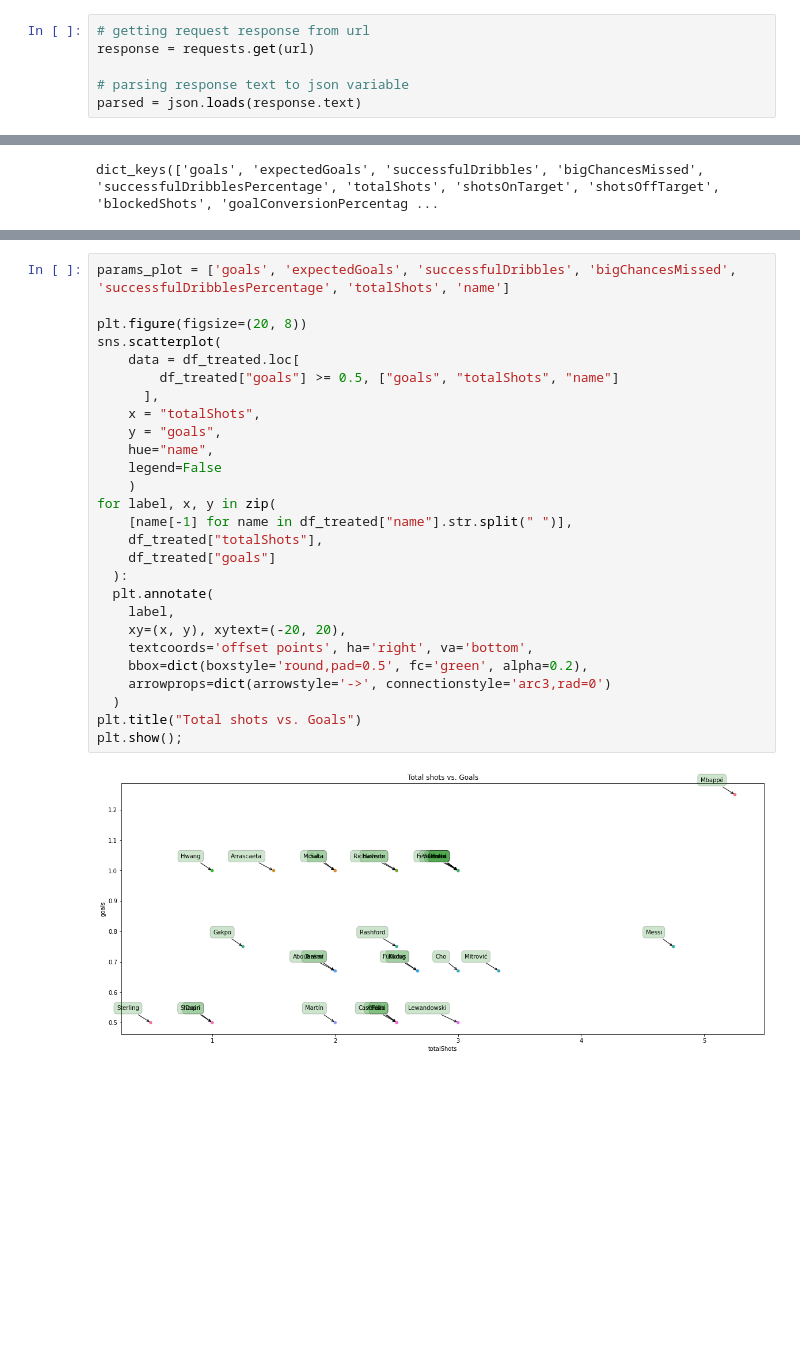
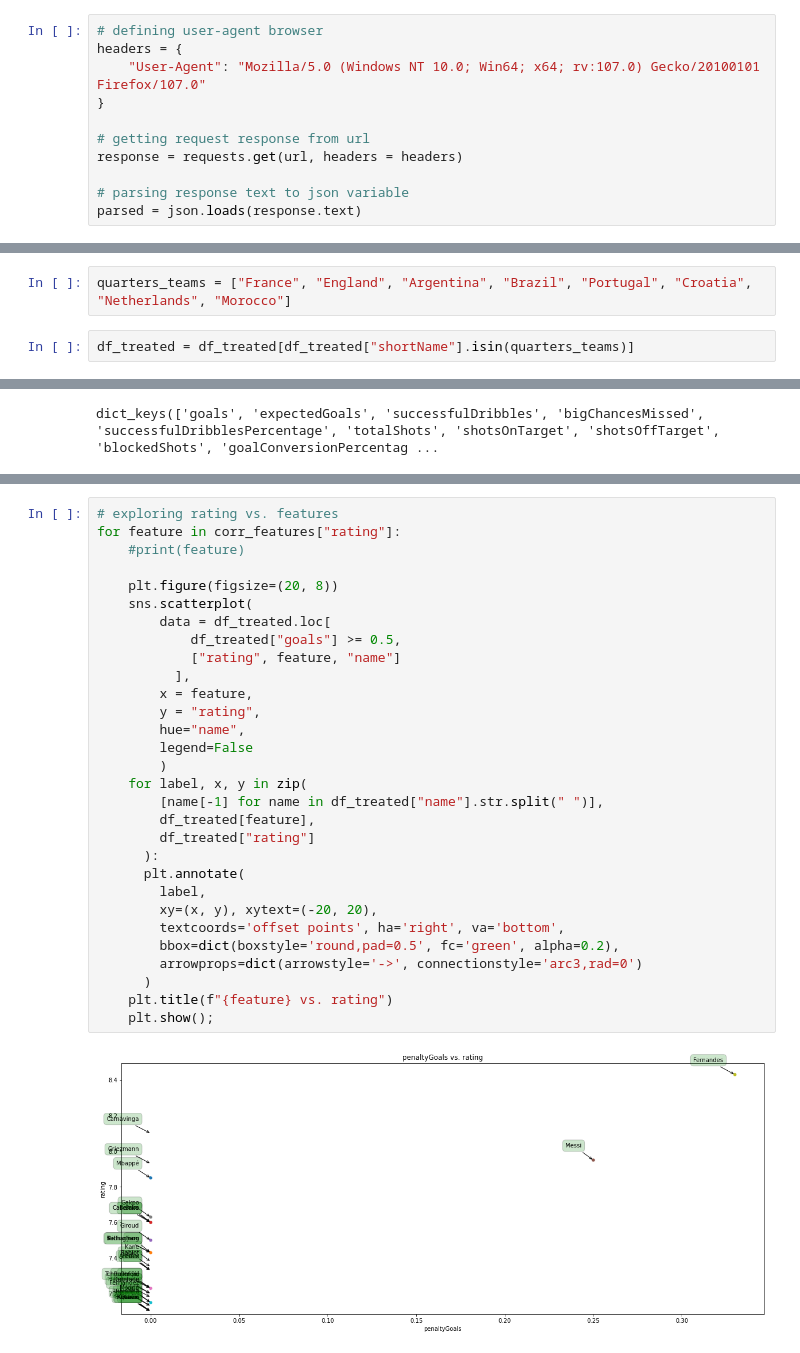
Before and after one commit to rpacco/soccer_analysis, a Jupyter notebook: first_phase.ipynb, the cells around one changed output, grey strips where cells are left out. Cells and saved outputs as stored; diff of their text form; blank space fills up the shorter version.

Commit message:
quarter finals update

```diff
--- a/first_phase.ipynb
+++ b/first_phase.ipynb
@@ -46,8 +50,13 @@ url = (
     "filters=position.in.M~F"
 )
 # %%
+# defining user-agent browser
+headers = {
+    "User-Agent": "Mozilla/5.0 (Windows NT 10.0; Win64; x64; rv:107.0) Gecko/20100101 Firefox/107.0"
+}
+
 # getting request response from url
-response = requests.get(url)
+response = requests.get(url, headers = headers)
 
 # parsing response text to json variable
 parsed = json.loads(response.text)
@@ -92,3 +105,7 @@ df_treated = (
+# %%
+quarters_teams = ["France", "England", "Argentina", "Brazil", "Portugal", "Croatia", "Netherlands", "Morocco"]
+# %%
+df_treated = df_treated[df_treated["shortName"].isin(quarters_teams)]
 # %%
 df_treated
 # %% [output]
@@ -204,29 +226,32 @@ for feature in corr_features["goals"]:
 # %%
-params_plot = ['goals', 'expectedGoals', 'successfulDribbles', 'bigChancesMissed', 'successfulDribblesPercentage', 'totalShots', 'name']
+# exploring rating vs. features
+for feature in corr_features["rating"]:
+    #print(feature)
 
-plt.figure(figsize=(20, 8))
-sns.scatterplot(
-    data = df_treated.loc[
-        df_treated["goals"] >= 0.5, ["goals", "totalShots", "name"]
-      ],
-    x = "totalShots",
-    y = "goals",
-    hue="name",
-    legend=False
-    )
-for label, x, y in zip(
-    [name[-1] for name in df_treated["name"].str.split(" ")],
-    df_treated["totalShots"],
-    df_treated["goals"]
-  ):
-  plt.annotate(
-    label,
-    xy=(x, y), xytext=(-20, 20),
-    textcoords='offset points', ha='right', va='bottom',
-    bbox=dict(boxstyle='round,pad=0.5', fc='green', alpha=0.2),
-    arrowprops=dict(arrowstyle='->', connectionstyle='arc3,rad=0')
-  )
-plt.title("Total shots vs. Goals")
-plt.show();
+    plt.figure(figsize=(20, 8))
+    sns.scatterplot(
+        data = df_treated.loc[
+            df_treated["goals"] >= 0.5,
+            ["rating", feature, "name"]
+          ],
+        x = feature,
+        y = "rating",
+        hue="name",
+        legend=False
+        )
+    for label, x, y in zip(
+        [name[-1] for name in df_treated["name"].str.split(" ")],
+        df_treated[feature],
+        df_treated["rating"]
+      ):
+      plt.annotate(
+        label,
+        xy=(x, y), xytext=(-20, 20),
+        textcoords='offset points', ha='right', va='bottom',
+        bbox=dict(boxstyle='round,pad=0.5', fc='green', alpha=0.2),
+        arrowprops=dict(arrowstyle='->', connectionstyle='arc3,rad=0')
+      )
+    plt.title(f"{feature} vs. rating")
+    plt.show();
 # %% [output]
-[figure, old version]
+[figure, new version]
```
Also changed, not shown: parts of 10 cells of this notebook.
